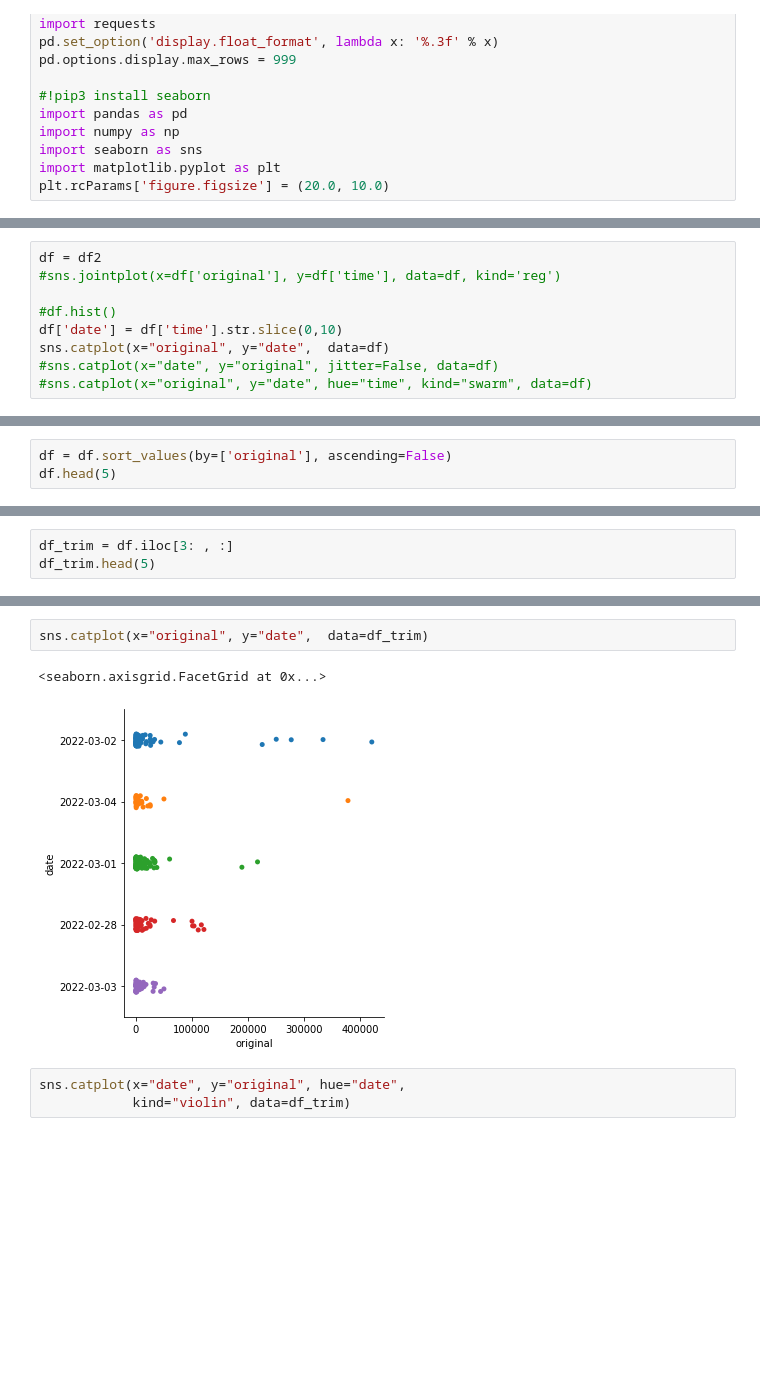
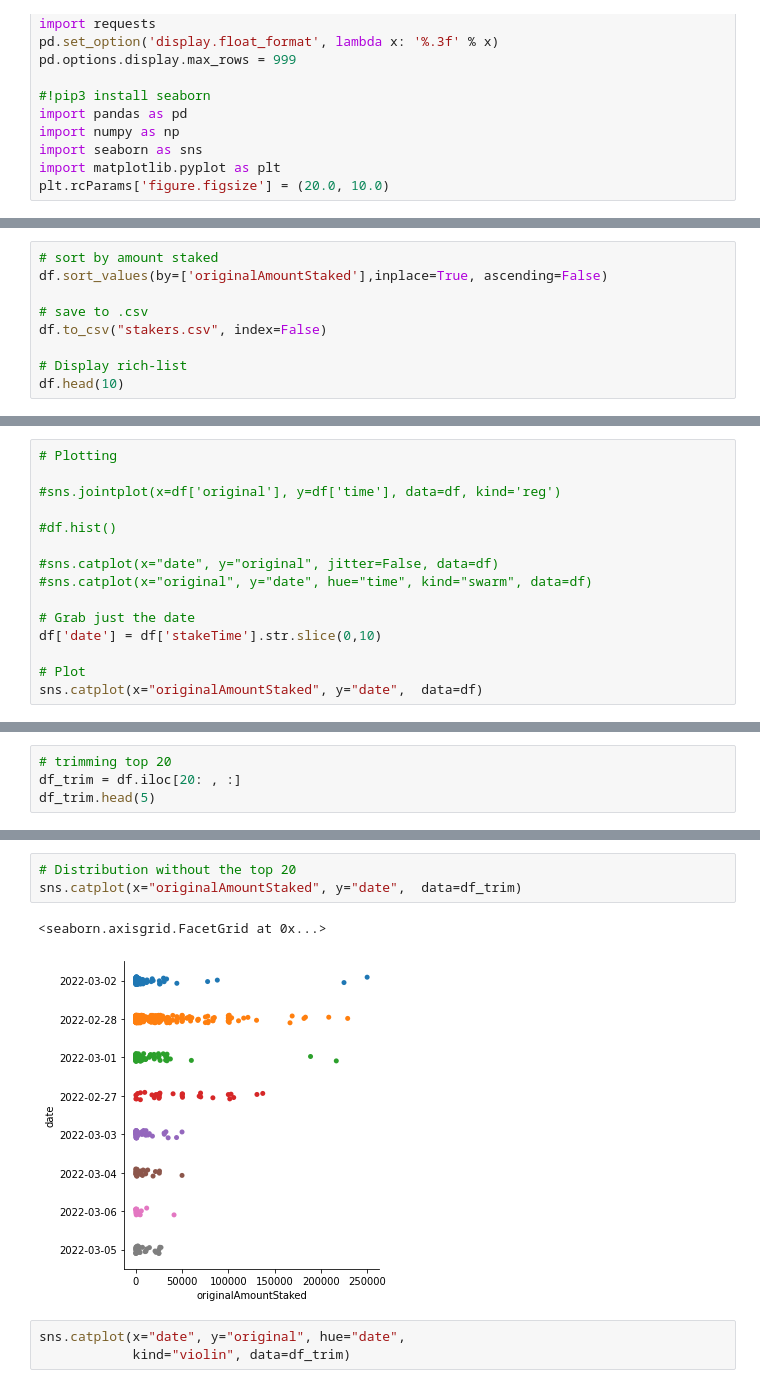
Before and after one commit to glasgowm148/ergoscripts, a Jupyter notebook: py/scrape.ipynb, the cells around one changed output, grey strips where cells are left out. Saved outputs shown, nothing was run; the diff lists cells and outputs as text; blank space fills up the shorter version.

```diff
--- a/py/scrape.ipynb
+++ b/py/scrape.ipynb
@@ -77,0 +97,9 @@ df2.to_csv("stakers.csv", index=False)
+# %%
+# sort by amount staked
+df.sort_values(by=['originalAmountStaked'],inplace=True, ascending=False)
+
+# save to .csv
+df.to_csv("stakers.csv", index=False)
+
+# Display rich-list
+df.head(10)
@@ -78,11 +118,17 @@ df2.to_csv("stakers.csv", index=False)
 # %%
-df = df2
+# Plotting
+
 #sns.jointplot(x=df['original'], y=df['time'], data=df, kind='reg')
 
 #df.hist()
-df['date'] = df['time'].str.slice(0,10)
-sns.catplot(x="original", y="date",  data=df)
+
 #sns.catplot(x="date", y="original", jitter=False, data=df)
 #sns.catplot(x="original", y="date", hue="time", kind="swarm", data=df)
+
+# Grab just the date
+df['date'] = df['stakeTime'].str.slice(0,10)
+
+# Plot
+sns.catplot(x="originalAmountStaked", y="date",  data=df)
 # %% [output]
 <seaborn.axisgrid.FacetGrid at 0x...>
@@ -111,3 +148,0 @@ df.head(5)
-# %%
-df = df.sort_values(by=['original'], ascending=False)
-df.head(5)
@@ -121,4 +149,5 @@ df.head(5)
 # %%
-df_trim = df.iloc[3: , :]
+# trimming top 20
+df_trim = df.iloc[20: , :]
 df_trim.head(5)
 # %% [output]
@@ -131,8 +160,9 @@ df_trim.head(5)
 # %%
-sns.catplot(x="original", y="date",  data=df_trim)
+# Distribution without the top 20
+sns.catplot(x="originalAmountStaked", y="date",  data=df_trim)
 # %% [output]
 <seaborn.axisgrid.FacetGrid at 0x...>
-[figure, old version]
+[figure, new version]
 # %%
 sns.catplot(x="date", y="original", hue="date",
             kind="violin", data=df_trim)
```
Also changed, not shown: parts of 18 cells of this notebook, 2 other files.
